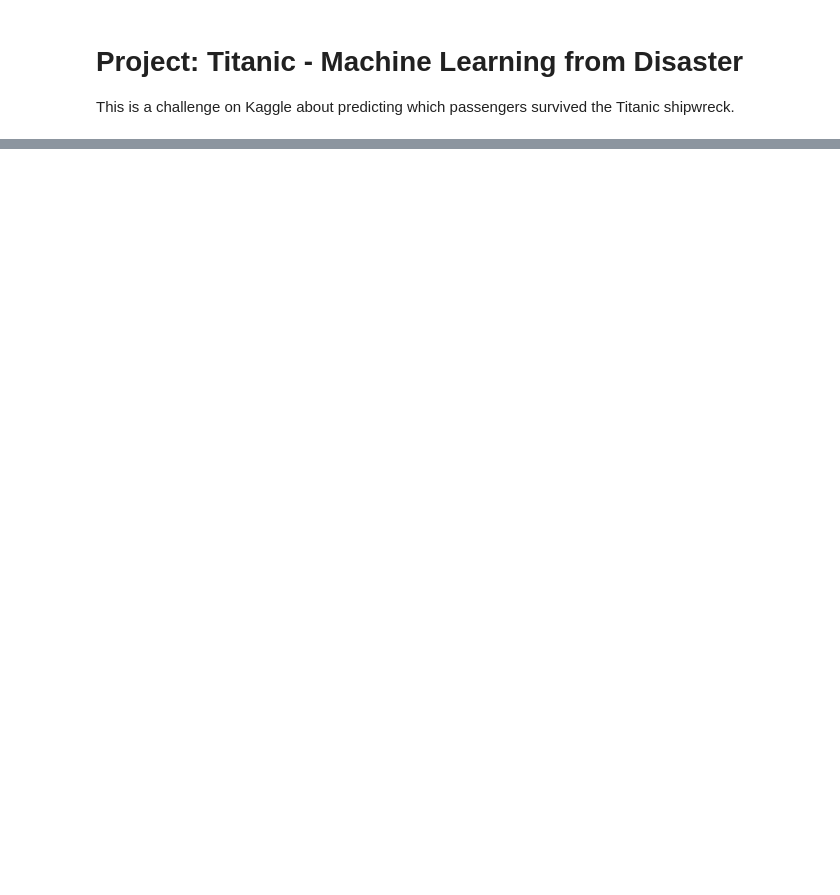
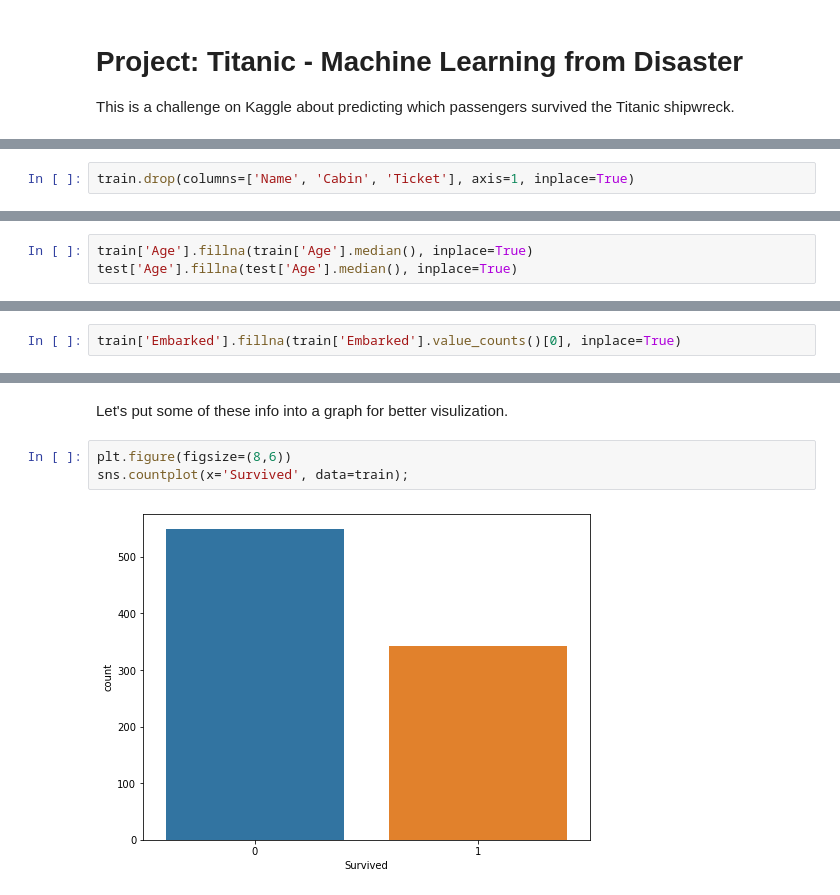
Before and after one commit to leqilu67/titanic-study, a Jupyter notebook: Titanic - Machine Learning from Disaster.ipynb, the cells around one changed output, grey strips where cells are left out. Drawn from its saved outputs; the diff is of its cells as text; blank space fills up the shorter version.

Commit message:
Cleaned datasets and added visualization

```diff
--- a/Titanic - Machine Learning from Disaster.ipynb
+++ b/Titanic - Machine Learning from Disaster.ipynb
@@ -10,0 +110,2 @@ test = pd.read_csv('test.csv')
+# %%
+train.drop(columns=['Name', 'Cabin', 'Ticket'], axis=1, inplace=True)
@@ -105,0 +161,3 @@ Your submission was successfully saved!
+# %%
+train['Age'].fillna(train['Age'].median(), inplace=True)
+test['Age'].fillna(test['Age'].median(), inplace=True)
@@ -105,0 +192,2 @@ Your submission was successfully saved!
+# %%
+train['Embarked'].fillna(train['Embarked'].value_counts()[0], inplace=True)
@@ -105,0 +347,7 @@ Your submission was successfully saved!
+# %% [markdown]
+Let's put some of these info into a graph for better visulization.
+# %%
+plt.figure(figsize=(8,6))
+sns.countplot(x='Survived', data=train);
+# %% [output]
+[figure, added]
```
Also changed, not shown: parts of 64 cells of this notebook, 1 other file.
